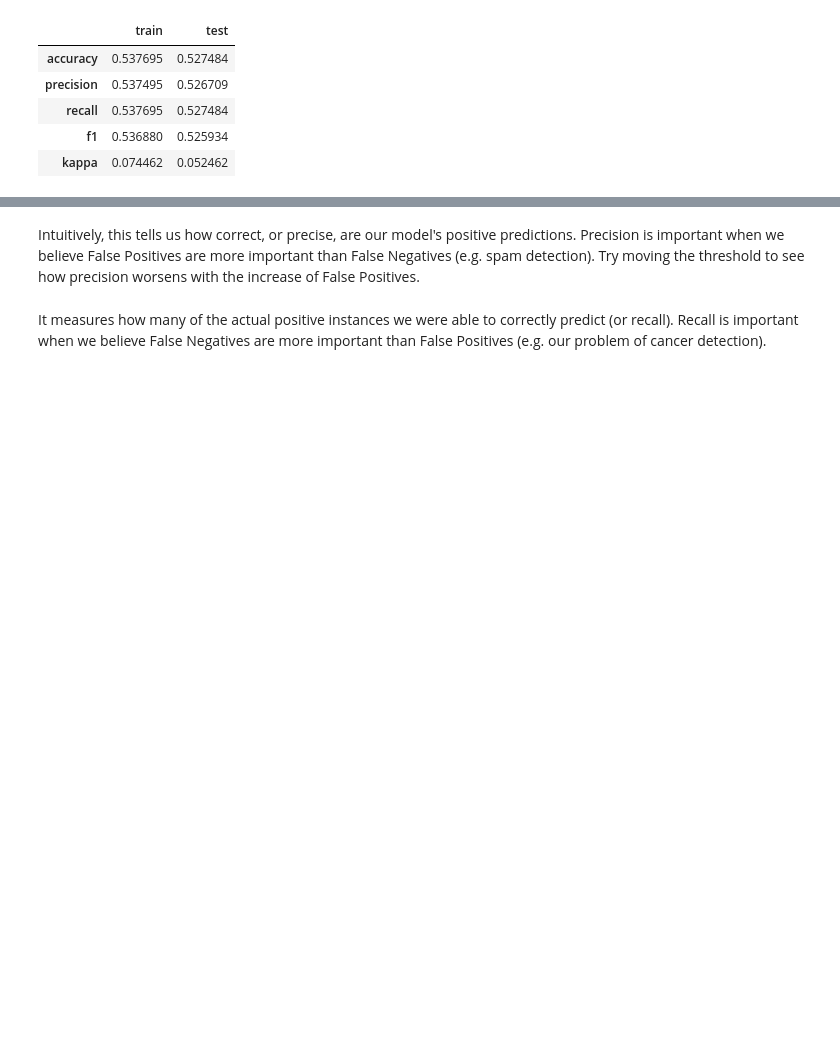
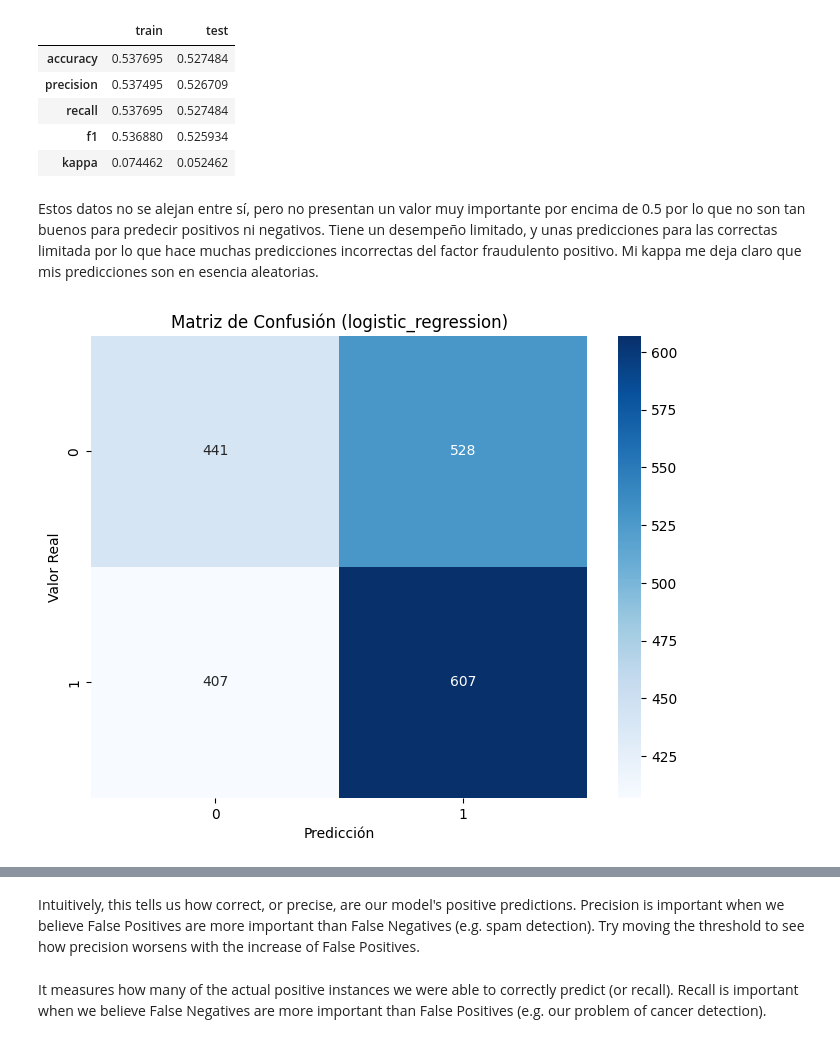
Before and after one commit to ngcarvajall/modelo_clasificacion, a Jupyter notebook: modulo8.2.ipynb, the cells around one changed output, grey strips where cells are left out. Saved outputs shown, nothing was run; the diff lists cells and outputs as text; code cells hidden in the pictures; blank space fills up the shorter version.

```diff
--- a/modulo8.2.ipynb
+++ b/modulo8.2.ipynb
@@ -97,3 +105,10 @@ df_resultados.head()
 | recall | 0.537695 | 0.527484 |
 | f1 | 0.536880 | 0.525934 |
 | kappa | 0.074462 | 0.052462 |
+# %% [markdown]
+Estos datos no se alejan entre sí, pero no presentan un valor muy importante por encima de 0.5 por lo que no son tan buenos para predecir positivos ni negativos. Tiene un desempeño limitado, y unas predicciones para las correctas limitada por lo que hace muchas predicciones incorrectas del factor fraudulento positivo.
+Mi kappa me deja claro que mis predicciones son en esencia aleatorias.
+# %%
+logistica.plot_matriz_confusion('logistic_regression')
+# %% [output]
+[figure, added]
```
Also changed, not shown: parts of 50 cells of this notebook, 11 other files.
